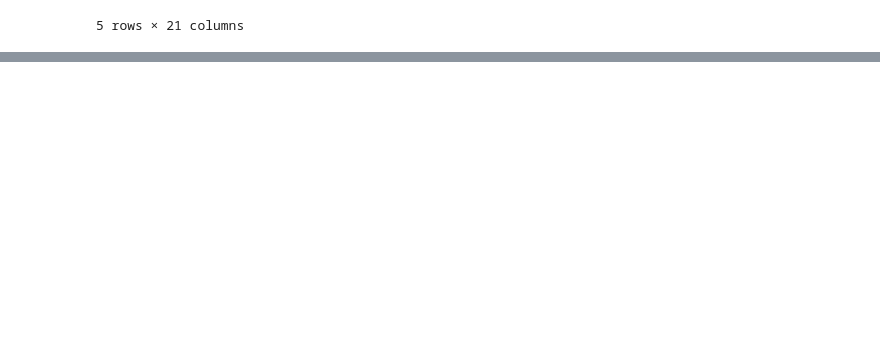
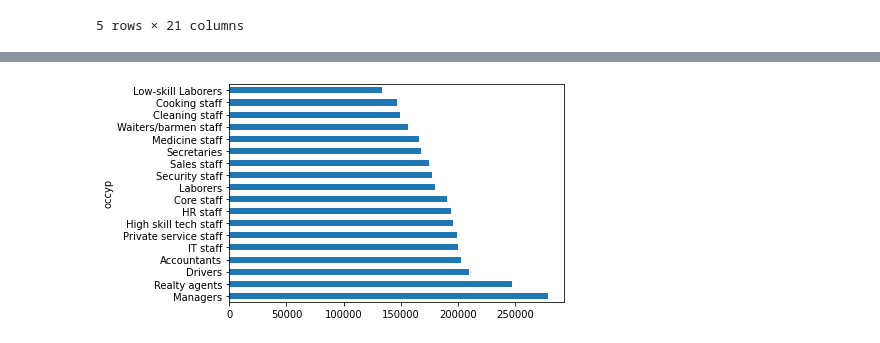
Before and after one commit to GlisseLisbeth/predicting_credit_card_approvals, a Jupyter notebook: notebooks/sample01/Credit Card v_1.1.ipynb, the cells around one changed output, grey strips where cells are left out. Cells and saved outputs as stored; diff of their text form; code cells hidden in the pictures; blank space fills up the shorter version.

```diff
--- a/notebooks/sample01/Credit Card v_1.1.ipynb
+++ b/notebooks/sample01/Credit Card v_1.1.ipynb
@@ -301,0 +403,5 @@ len(set(application['ID']).intersection(set(credit['ID'])))
+# %%
+# grafico de los promedios de sueldos por ocupacion
+a=new_data.groupby(["occyp"])['inc'].mean().sort_values(ascending = False).plot(kind='barh')
+# %% [output]
+[figure, added]
```
Also changed, not shown: parts of 30 cells of this notebook.
